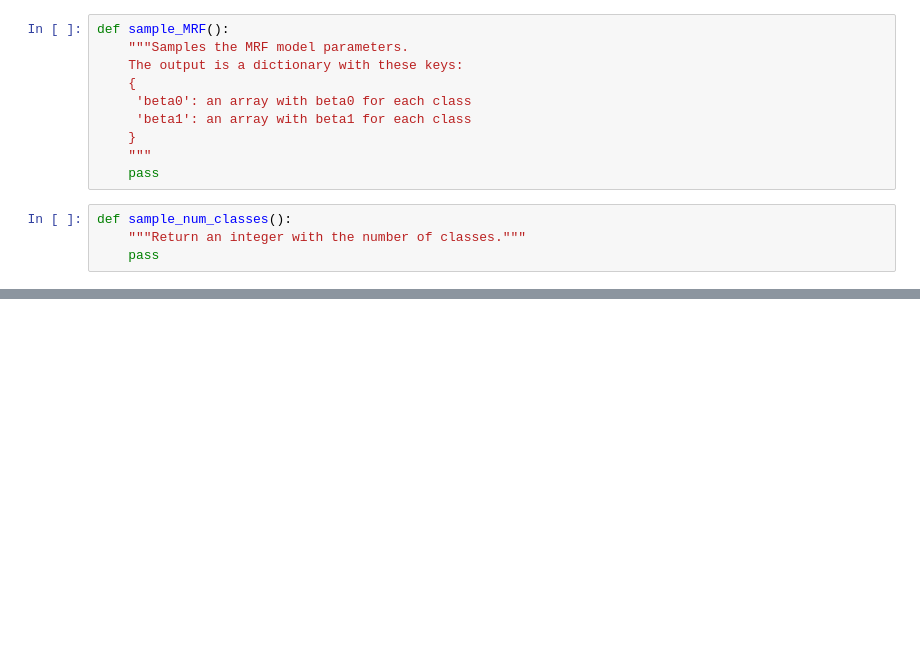
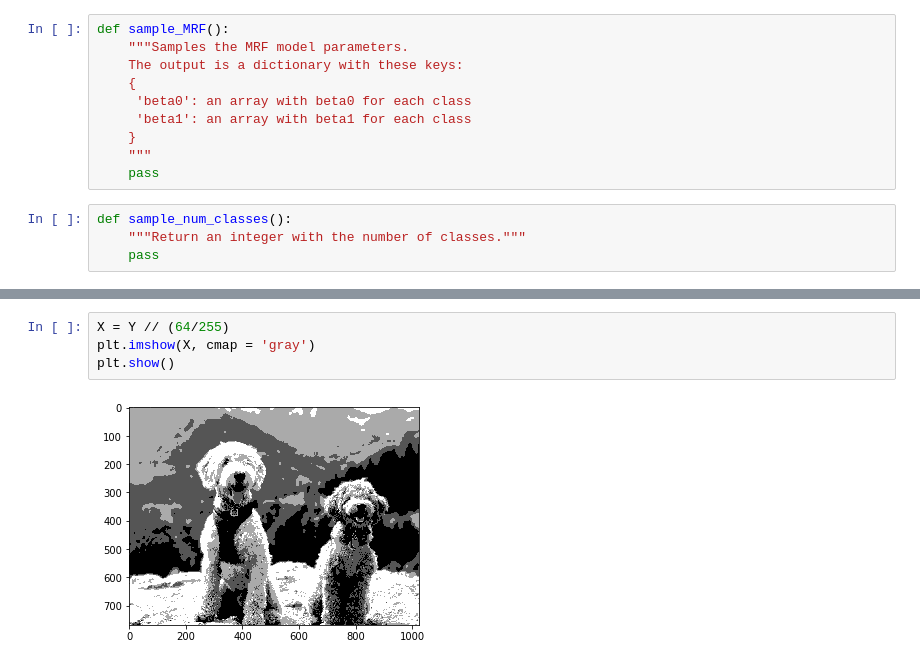
Before and after one commit to paskett/mrf-unsupervised-image-segmentation, a Jupyter notebook: Taylor_Working_NB.ipynb, the cells around one changed output, grey strips where cells are left out. Drawn from its saved outputs; the diff is of its cells as text; blank space fills up the shorter version.

```diff
--- a/Taylor_Working_NB.ipynb
+++ b/Taylor_Working_NB.ipynb
@@ -117,0 +127,6 @@ def sample_num_classes():
+# %%
+X = Y // (64/255)
+plt.imshow(X, cmap = 'gray')
+plt.show()
+# %% [output]
+[figure, added]
```
Also changed, not shown: parts of 7 cells of this notebook, 4 other files.
